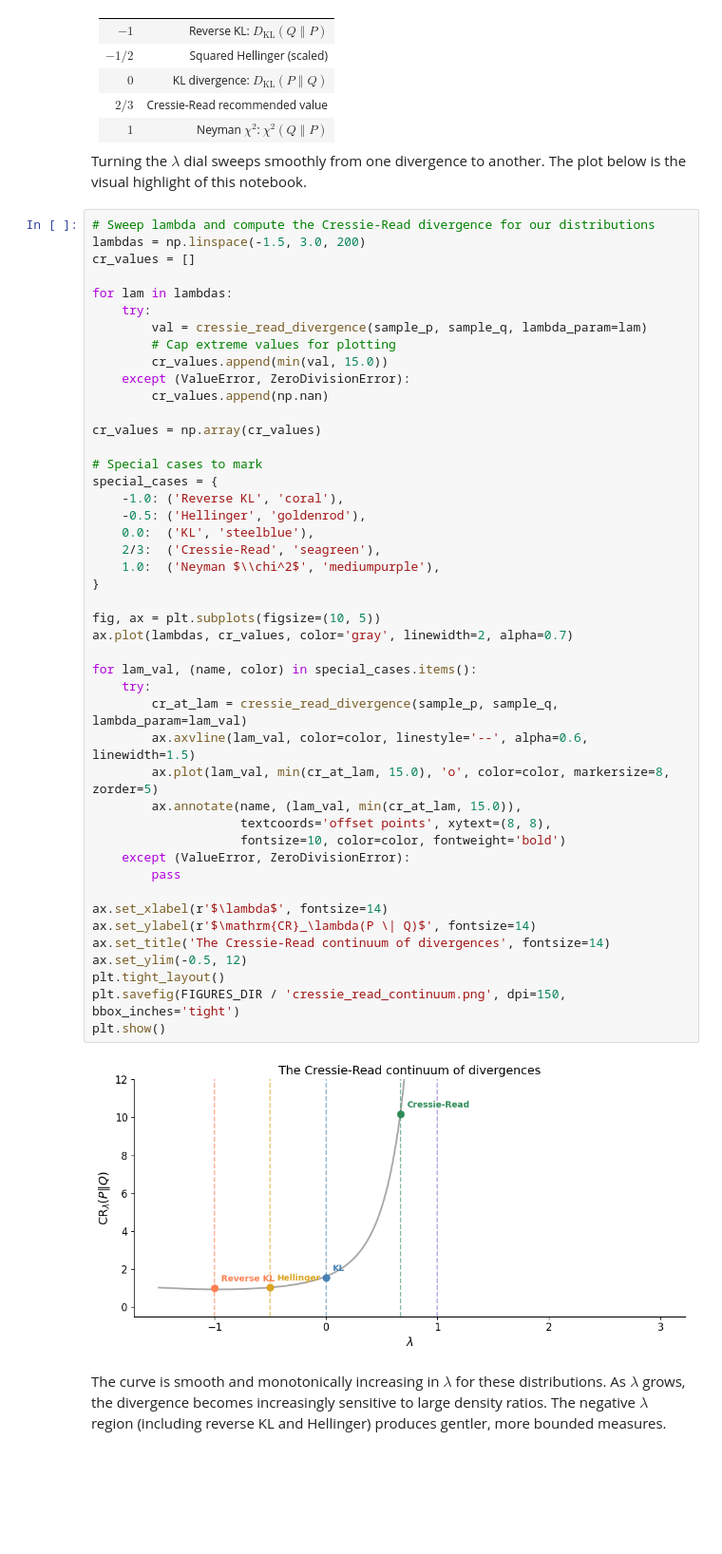
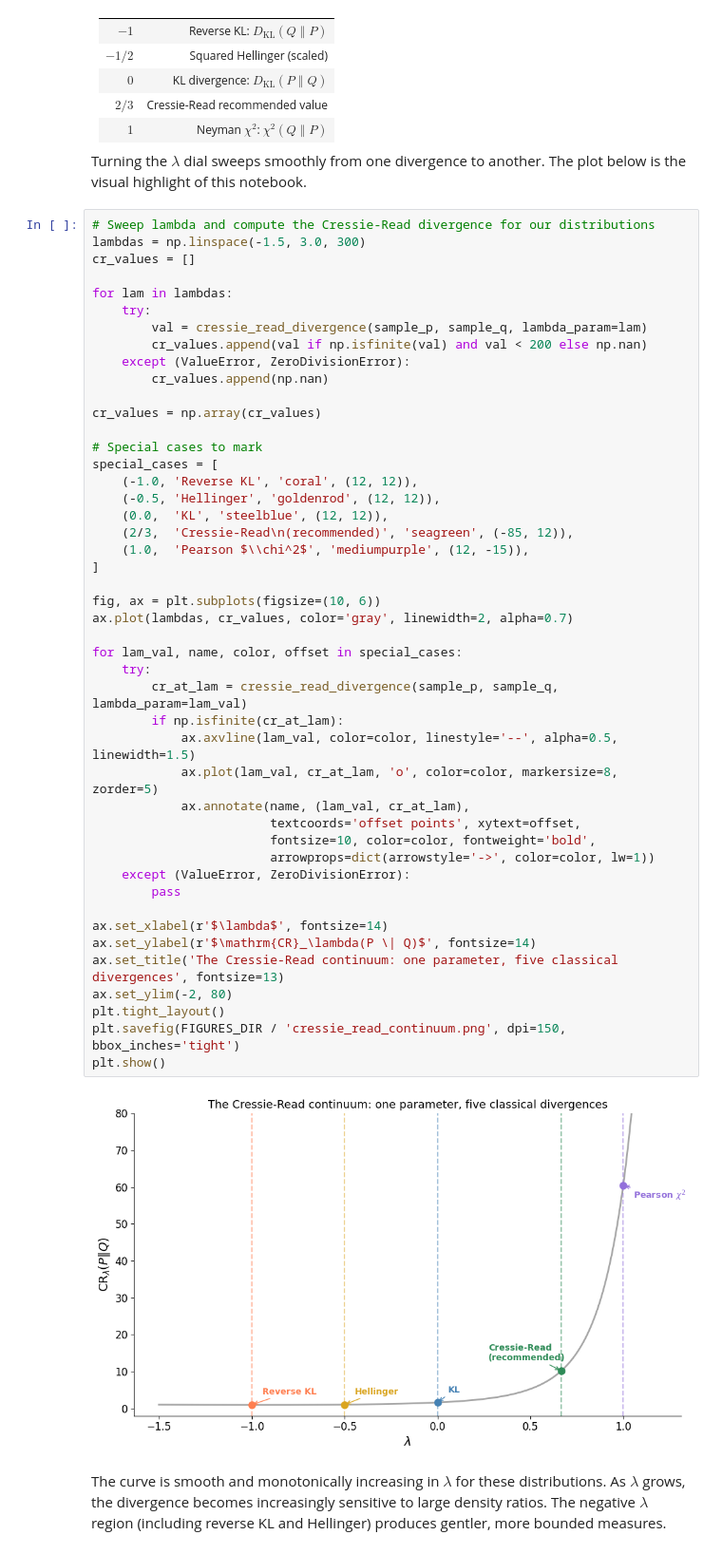
Before and after one commit to michaelnowotny/divergence, a Jupyter notebook: notebooks/Beyond_KL.ipynb, the cells around one changed output. Shown at 95% size. Saved outputs shown, nothing was run; the diff lists cells and outputs as text; blank space fills up the shorter version.

```diff
--- a/notebooks/Beyond_KL.ipynb
+++ b/notebooks/Beyond_KL.ipynb
@@ -359,51 +359,52 @@ Specific values of $\lambda$ recover all the divergences we have met so far:
 Turning the $\lambda$ dial sweeps smoothly from one divergence to another. The plot below is the visual highlight of this notebook.
 # %%
 # Sweep lambda and compute the Cressie-Read divergence for our distributions
-lambdas = np.linspace(-1.5, 3.0, 200)
+lambdas = np.linspace(-1.5, 3.0, 300)
 cr_values = []
 
 for lam in lambdas:
     try:
         val = cressie_read_divergence(sample_p, sample_q, lambda_param=lam)
-        # Cap extreme values for plotting
-        cr_values.append(min(val, 15.0))
+        cr_values.append(val if np.isfinite(val) and val < 200 else np.nan)
     except (ValueError, ZeroDivisionError):
         cr_values.append(np.nan)
 
 cr_values = np.array(cr_values)
 
 # Special cases to mark
-special_cases = {
-    -1.0: ('Reverse KL', 'coral'),
-    -0.5: ('Hellinger', 'goldenrod'),
-    0.0:  ('KL', 'steelblue'),
-    2/3:  ('Cressie-Read', 'seagreen'),
-    1.0:  ('Neyman $\\chi^2$', 'mediumpurple'),
-}
+special_cases = [
+    (-1.0, 'Reverse KL', 'coral', (12, 12)),
+    (-0.5, 'Hellinger', 'goldenrod', (12, 12)),
+    (0.0,  'KL', 'steelblue', (12, 12)),
+    (2/3,  'Cressie-Read\n(recommended)', 'seagreen', (-85, 12)),
+    (1.0,  'Pearson $\\chi^2$', 'mediumpurple', (12, -15)),
+]
 
-fig, ax = plt.subplots(figsize=(10, 5))
+fig, ax = plt.subplots(figsize=(10, 6))
 ax.plot(lambdas, cr_values, color='gray', linewidth=2, alpha=0.7)
 
-for lam_val, (name, color) in special_cases.items():
+for lam_val, name, color, offset in special_cases:
     try:
         cr_at_lam = cressie_read_divergence(sample_p, sample_q, lambda_param=lam_val)
-        ax.axvline(lam_val, color=color, linestyle='--', alpha=0.6, linewidth=1.5)
-        ax.plot(lam_val, min(cr_at_lam, 15.0), 'o', color=color, markersize=8, zorder=5)
-        ax.annotate(name, (lam_val, min(cr_at_lam, 15.0)),
-                    textcoords='offset points', xytext=(8, 8),
-                    fontsize=10, color=color, fontweight='bold')
+        if np.isfinite(cr_at_lam):
+            ax.axvline(lam_val, color=color, linestyle='--', alpha=0.5, linewidth=1.5)
+            ax.plot(lam_val, cr_at_lam, 'o', color=color, markersize=8, zorder=5)
+            ax.annotate(name, (lam_val, cr_at_lam),
+                        textcoords='offset points', xytext=offset,
+                        fontsize=10, color=color, fontweight='bold',
+                        arrowprops=dict(arrowstyle='->', color=color, lw=1))
     except (ValueError, ZeroDivisionError):
         pass
 
 ax.set_xlabel(r'$\lambda$', fontsize=14)
 ax.set_ylabel(r'$\mathrm{CR}_\lambda(P \| Q)$', fontsize=14)
-ax.set_title('The Cressie-Read continuum of divergences', fontsize=14)
-ax.set_ylim(-0.5, 12)
+ax.set_title('The Cressie-Read continuum: one parameter, five classical divergences', fontsize=13)
+ax.set_ylim(-2, 80)
 plt.tight_layout()
 plt.savefig(FIGURES_DIR / 'cressie_read_continuum.png', dpi=150, bbox_inches='tight')
 plt.show()
 # %% [output]
-[figure, old version]
+[figure, new version]
 # %% [markdown]
 The curve is smooth and monotonically increasing in $\lambda$ for these distributions. As $\lambda$ grows, the divergence becomes increasingly sensitive to large density ratios. The negative $\lambda$ region (including reverse KL and Hellinger) produces gentler, more bounded measures.
 # %% [markdown]
```
Also changed, not shown: 2 other files.
